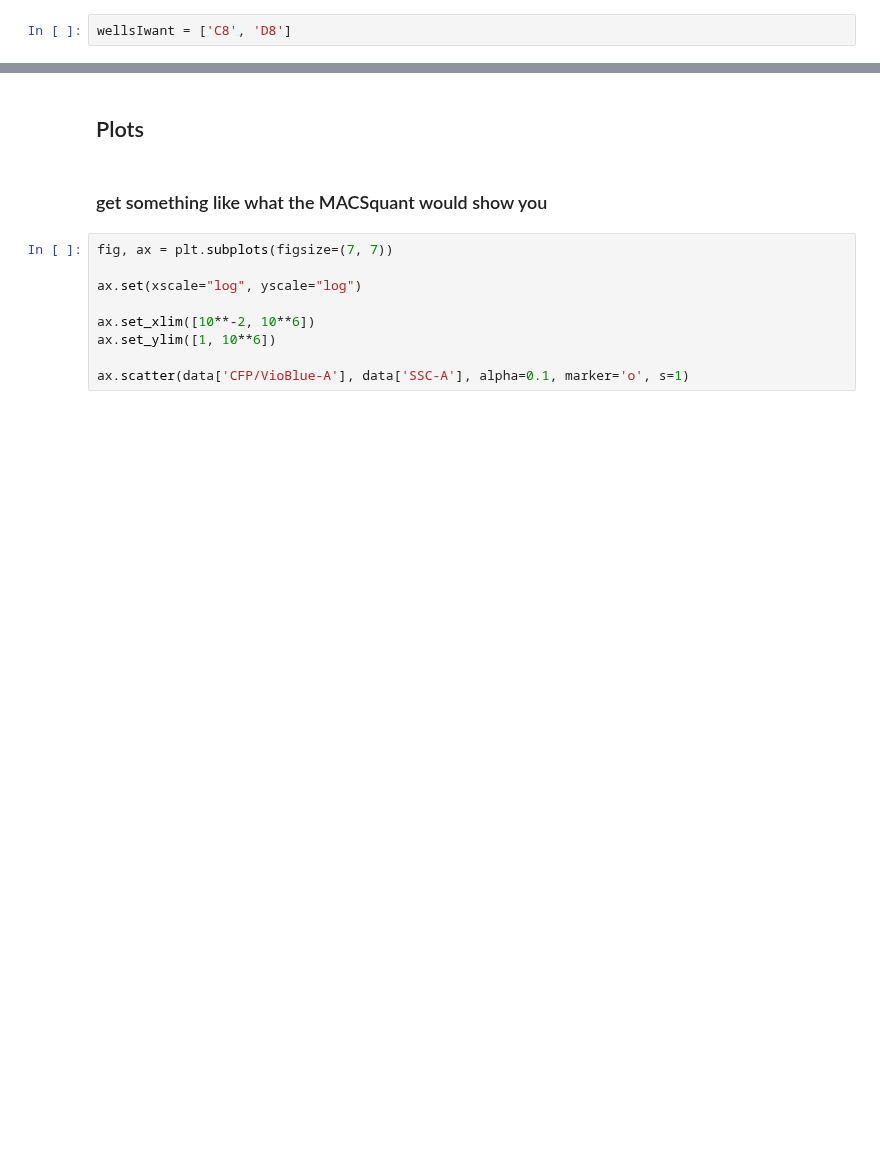
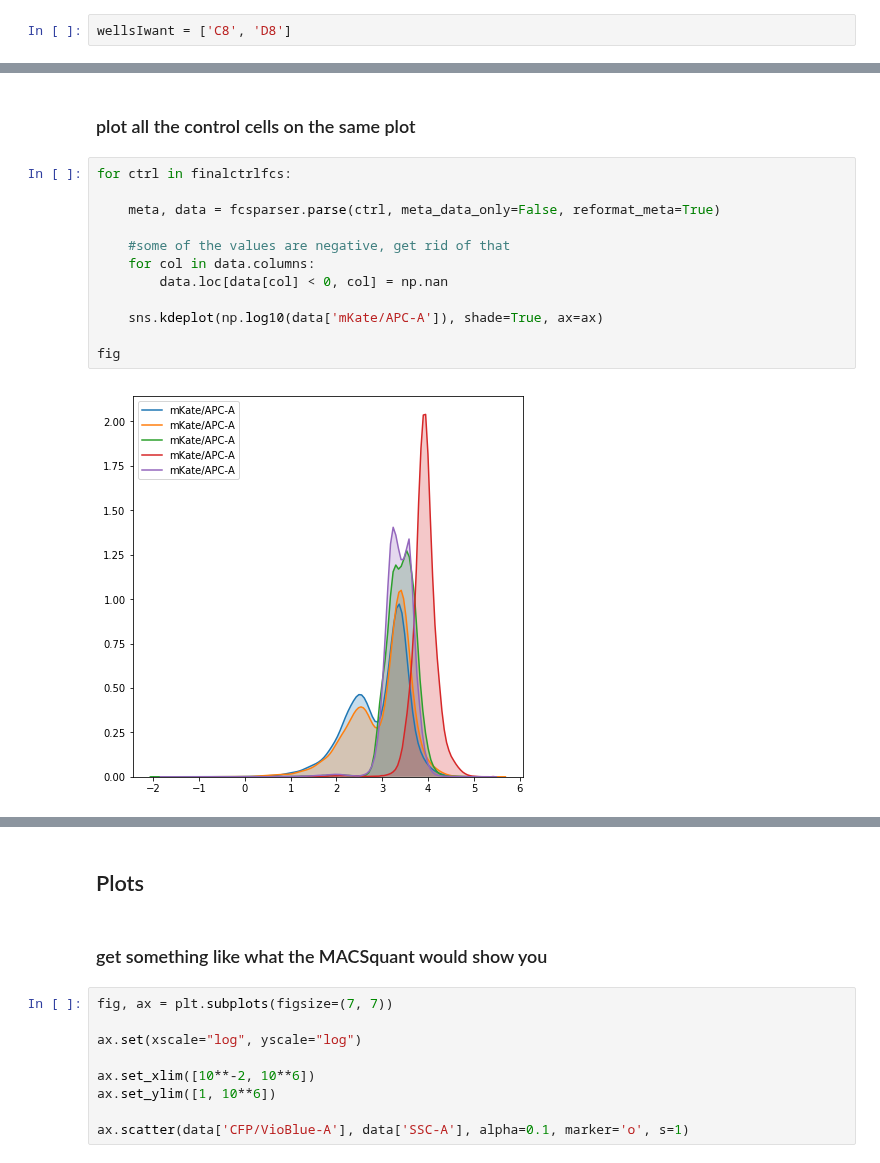
Before and after one commit to geezerbriefs/xpspython, a Jupyter notebook: analyze flow cytometry A=B data.ipynb, the cells around one changed output, grey strips where cells are left out. Drawn from its saved outputs; the diff is of its cells as text; blank space fills up the shorter version.

```diff
--- a/analyze flow cytometry A=B data.ipynb
+++ b/analyze flow cytometry A=B data.ipynb
@@ -125,0 +196,16 @@ for well in wellsIwant:
+# %% [markdown]
+### plot all the control cells on the same plot
+# %%
+for ctrl in finalctrlfcs:
+
+    meta, data = fcsparser.parse(ctrl, meta_data_only=False, reformat_meta=True)
+
+    #some of the values are negative, get rid of that
+    for col in data.columns:
+        data.loc[data[col] < 0, col] = np.nan
+
+    sns.kdeplot(np.log10(data['mKate/APC-A']), shade=True, ax=ax)
+
+fig
+# %% [output]
+[figure, added]
```
Also changed, not shown: parts of 20 cells of this notebook.
